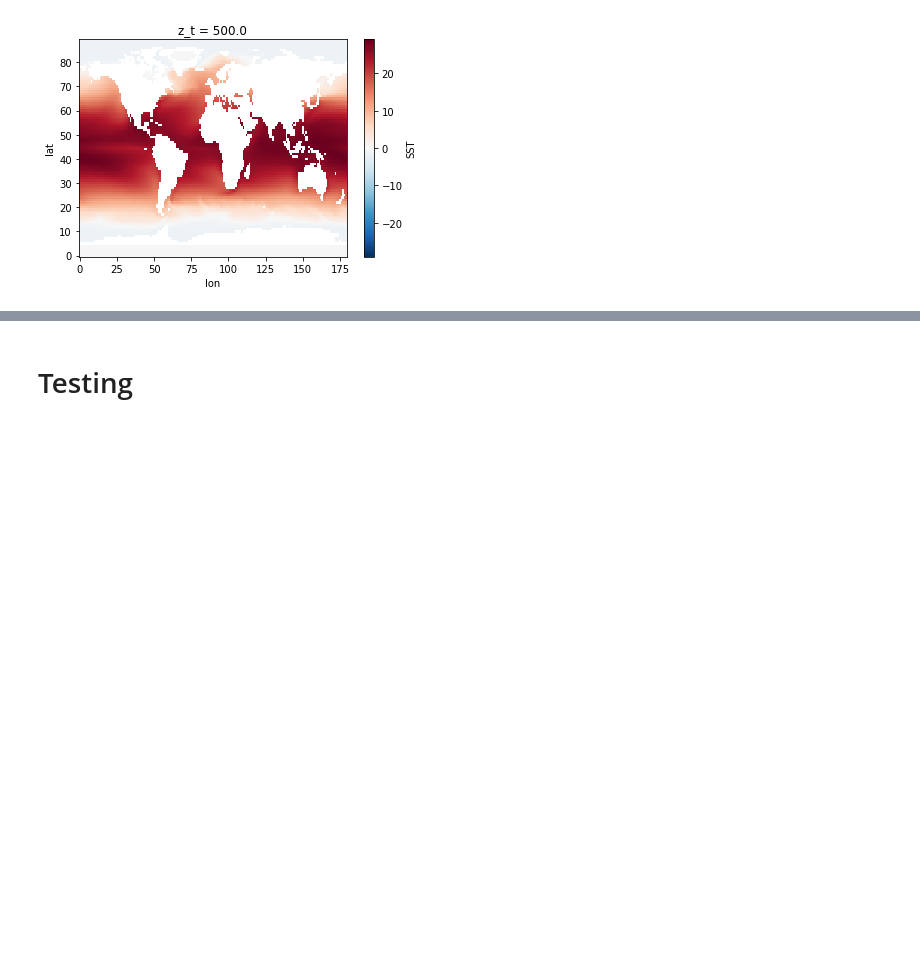
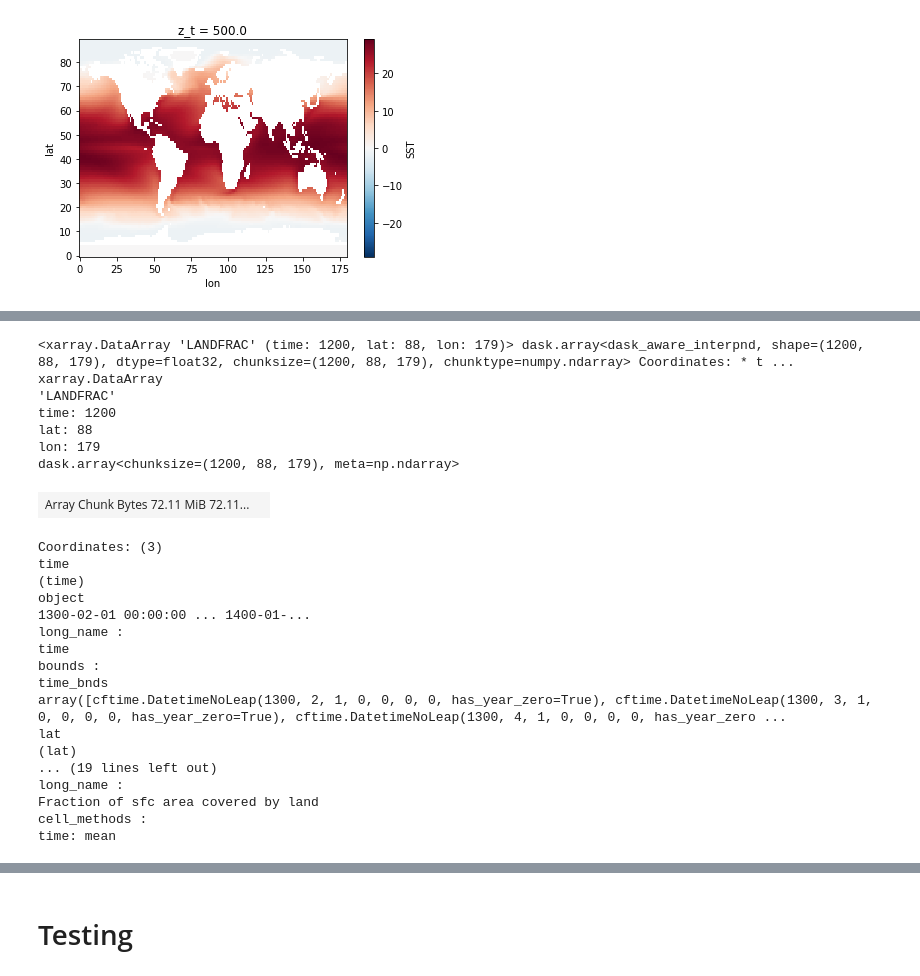
Before and after one commit to mailesasaki/cesmle_variability_analysis, a Jupyter notebook: LENS_correlation/load_cesm1.ipynb, the cells around one changed output, grey strips where cells are left out. Cells and saved outputs as stored; diff of their text form; code cells hidden in the pictures; blank space fills up the shorter version.

```diff
--- a/LENS_correlation/load_cesm1.ipynb
+++ b/LENS_correlation/load_cesm1.ipynb
@@ -563,0 +729,32 @@ sst_cont.mean('time').plot()
+# %%
+new_lats=np.arange(-87,88,2)
+new_lons=np.arange(1,359,2)
+
+control_landfrac_interp = control_landfrac.interp(lat=new_lats, lon=new_lons)
+control_landfrac_interp.LANDFRAC
+# %% [output]
+<xarray.DataArray 'LANDFRAC' (time: 1200, lat: 88, lon: 179)> dask.array<dask_aware_interpnd, shape=(1200, 88, 179), dtype=float32, chunksize=(1200, 88, 179), chunktype=numpy.ndarray> Coordinates: * t ...
+xarray.DataArray
+'LANDFRAC'
+time: 1200
+lat: 88
+lon: 179
+dask.array<chunksize=(1200, 88, 179), meta=np.ndarray>
+| Array Chunk Bytes 72.11 MiB 72.11... |  |
+Coordinates: (3)
+time
+(time)
+object
+1300-02-01 00:00:00 ... 1400-01-...
+long_name :
+time
+bounds :
+time_bnds
+array([cftime.DatetimeNoLeap(1300, 2, 1, 0, 0, 0, 0, has_year_zero=True), cftime.DatetimeNoLeap(1300, 3, 1, 0, 0, 0, 0, has_year_zero=True), cftime.DatetimeNoLeap(1300, 4, 1, 0, 0, 0, 0, has_year_zero ...
+lat
+(lat)
+... (19 lines left out)
+long_name :
+Fraction of sfc area covered by land
+cell_methods :
+time: mean
```
Also changed, not shown: parts of 19 cells of this notebook, 21 other files.
